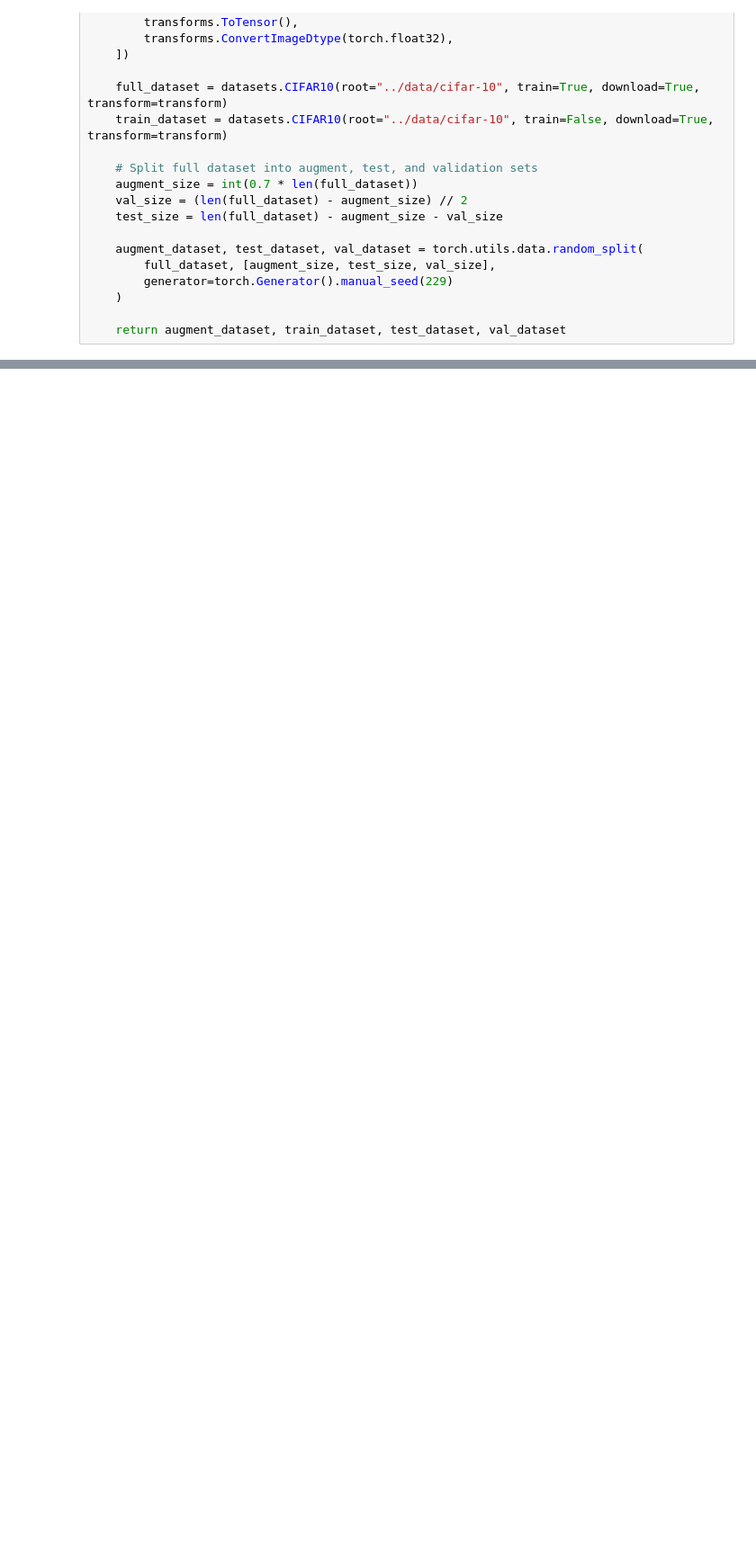
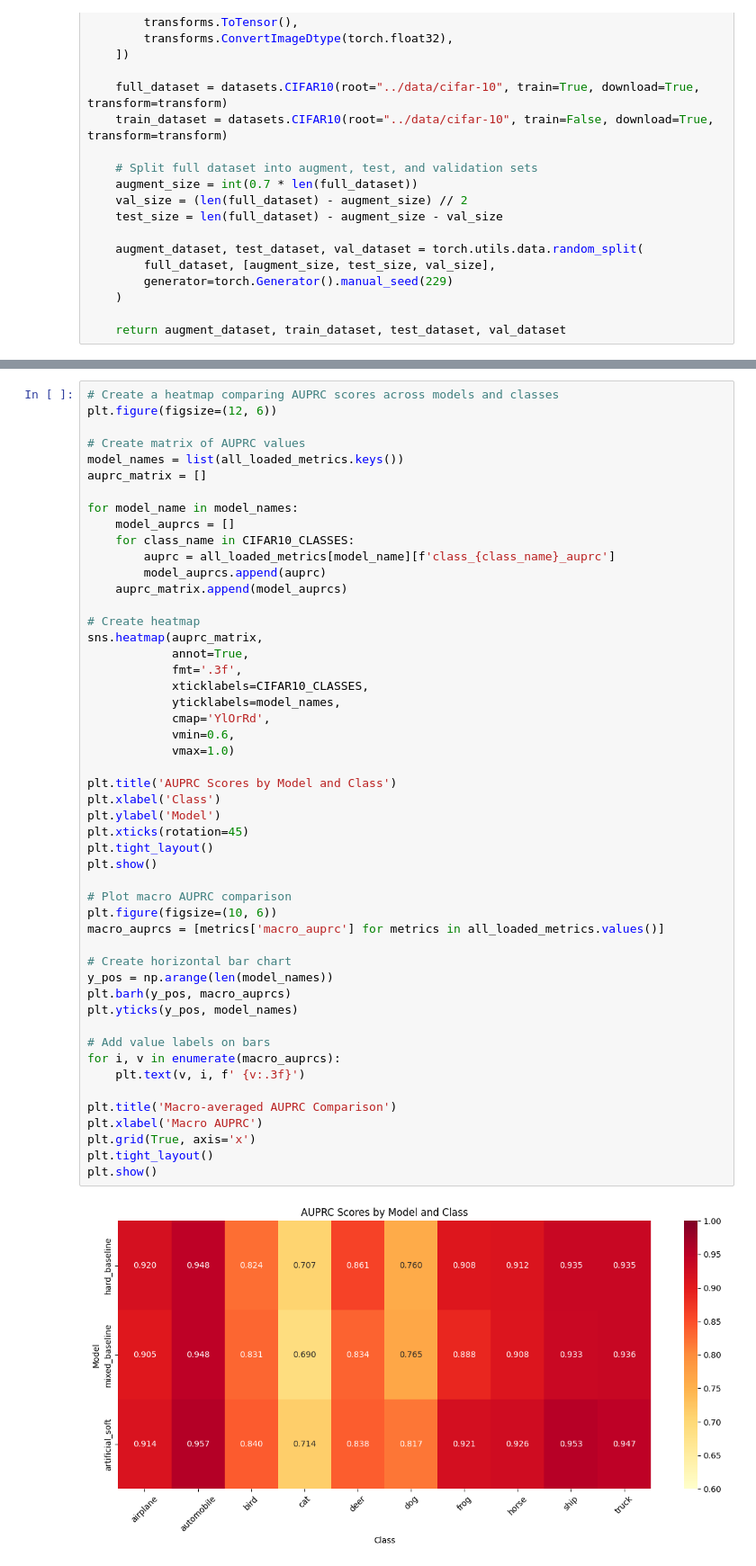
Before and after one commit to cdhmarsh/cs229_final_pub, a Jupyter notebook: uncertainty/updated_train.ipynb, the cells around one changed output, grey strips where cells are left out. Shown at 90% size. Drawn from its saved outputs; the diff is of its cells as text; blank space fills up the shorter version.

```diff
--- a/uncertainty/updated_train.ipynb
+++ b/uncertainty/updated_train.ipynb
@@ -507,0 +613,52 @@ for model_name, metrics in all_loaded_metrics.items():
+# %%
+# Create a heatmap comparing AUPRC scores across models and classes
+plt.figure(figsize=(12, 6))
+
+# Create matrix of AUPRC values
+model_names = list(all_loaded_metrics.keys())
+auprc_matrix = []
+
+for model_name in model_names:
+    model_auprcs = []
+    for class_name in CIFAR10_CLASSES:
+        auprc = all_loaded_metrics[model_name][f'class_{class_name}_auprc']
+        model_auprcs.append(auprc)
+    auprc_matrix.append(model_auprcs)
+
+# Create heatmap
+sns.heatmap(auprc_matrix,
+            annot=True,
+            fmt='.3f',
+            xticklabels=CIFAR10_CLASSES,
+            yticklabels=model_names,
+            cmap='YlOrRd',
+            vmin=0.6,
+            vmax=1.0)
+
+plt.title('AUPRC Scores by Model and Class')
+plt.xlabel('Class')
+plt.ylabel('Model')
+plt.xticks(rotation=45)
+plt.tight_layout()
+plt.show()
+
+# Plot macro AUPRC comparison
+plt.figure(figsize=(10, 6))
+macro_auprcs = [metrics['macro_auprc'] for metrics in all_loaded_metrics.values()]
+
+# Create horizontal bar chart
+y_pos = np.arange(len(model_names))
+plt.barh(y_pos, macro_auprcs)
+plt.yticks(y_pos, model_names)
+
+# Add value labels on bars
+for i, v in enumerate(macro_auprcs):
+    plt.text(v, i, f' {v:.3f}')
+
+plt.title('Macro-averaged AUPRC Comparison')
+plt.xlabel('Macro AUPRC')
+plt.grid(True, axis='x')
+plt.tight_layout()
+plt.show()
+# %% [output]
+[figure, added]
```
Also changed, not shown: parts of 7 cells of this notebook, 12 other files.
